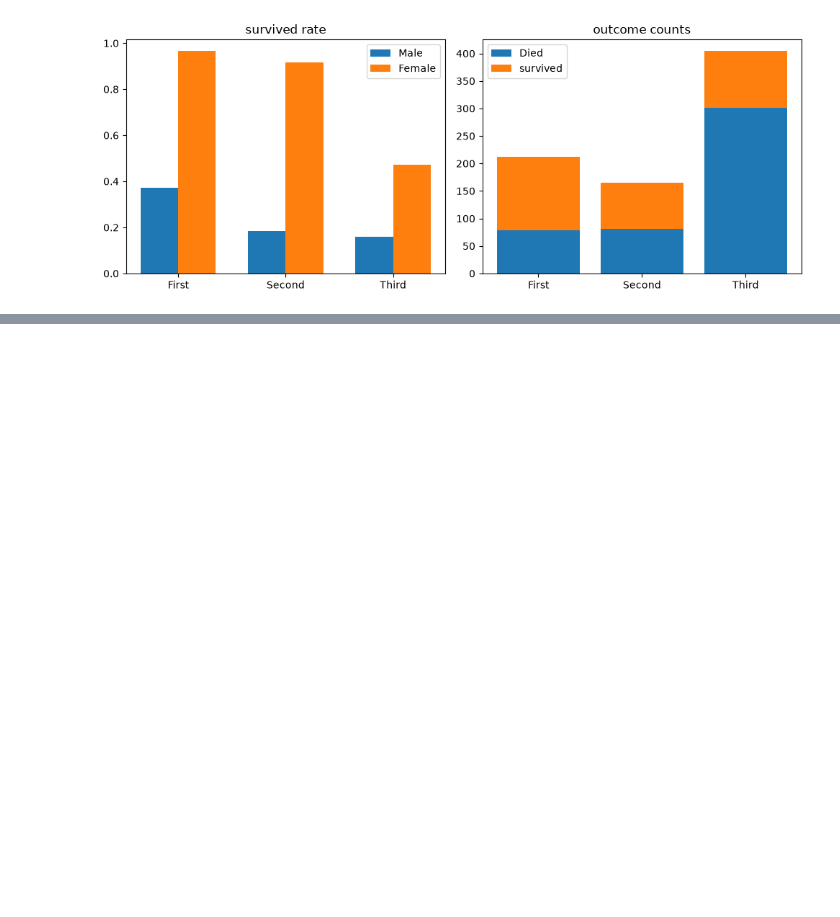
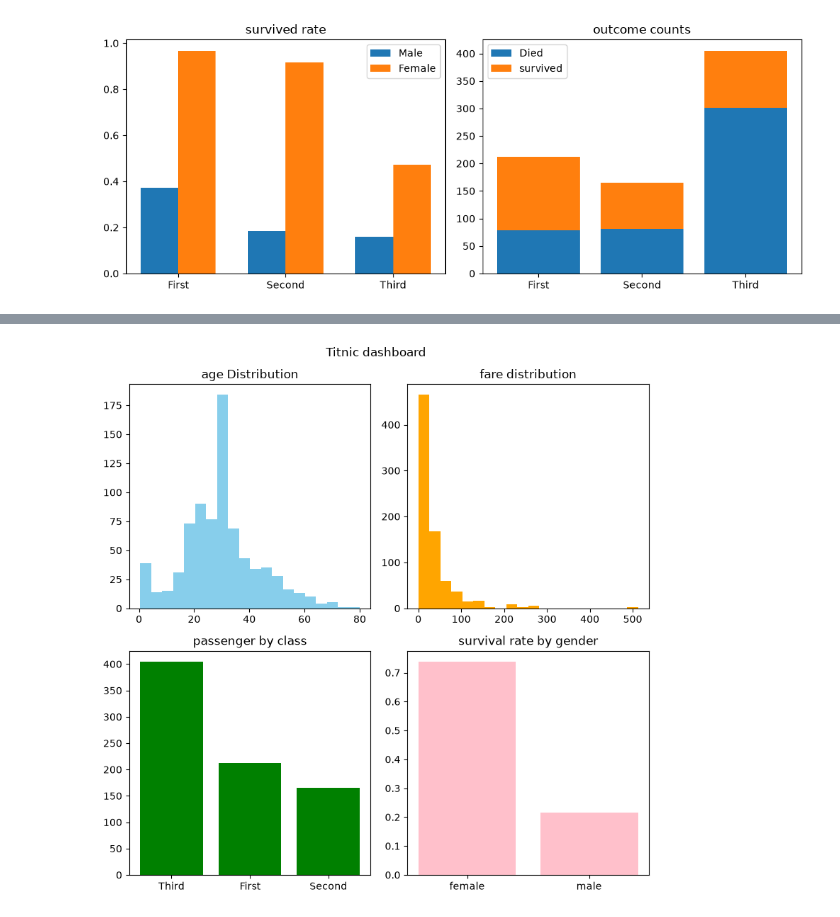
Before and after one commit to Sumit-Rajak99/Matplotlib-learning, a Jupyter notebook: class2.ipynb, the cells around one changed output, grey strips where cells are left out. Drawn from its saved outputs; the diff is of its cells as text; code cells hidden in the pictures; blank space fills up the shorter version.

```diff
--- a/class2.ipynb
+++ b/class2.ipynb
@@ -355,0 +426,21 @@ plt.show()
+# %%
+fig,ax=plt.subplots(2,2,figsize=(8,8))
+ax[0,0].hist(df['age'],bins=20,color='skyblue')
+ax[0,0].set_title('age Distribution')
+
+ax[0,1].hist(df['fare'],bins=20,color='orange')
+ax[0,1].set_title("fare distribution")
+
+class_counts=df['class'].value_counts()
+ax[1,0].bar(class_counts.index,class_counts.values,color="green")
+ax[1,0].set_title("passenger by class")
+
+survival=df.groupby('sex')['survived'].mean()
+ax[1,1].bar(survival.index,survival.values,color="pink")
+ax[1,1].set_title("survival rate by gender")
+
+plt.suptitle("Titnic dashboard")
+plt.tight_layout()
+plt.show()
+# %% [output]
+[figure, added]
```
Also changed, not shown: parts of 9 cells of this notebook, 1 other file.
